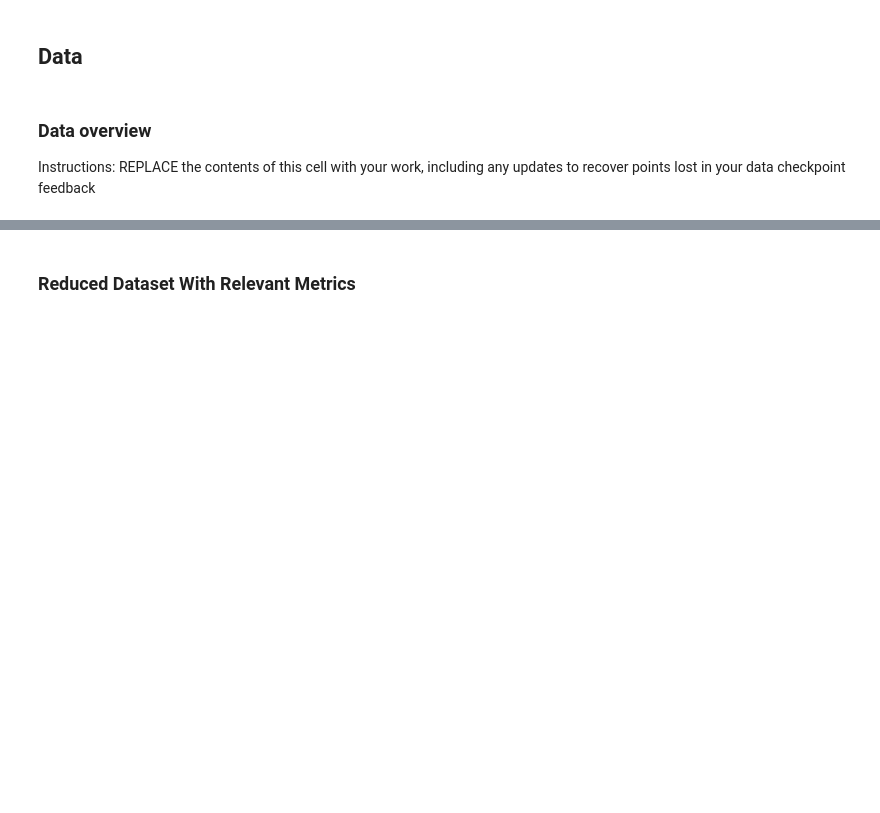
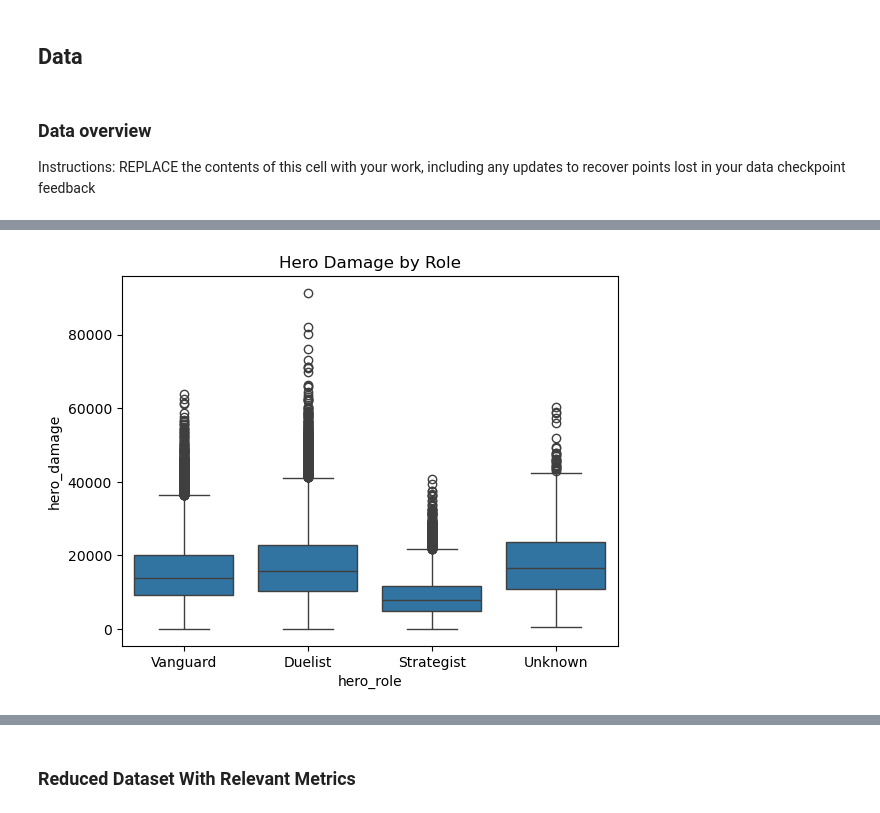
Before and after one commit to COGS108/Group126_WI26, a Jupyter notebook: 02-EDACheckpoint.ipynb, the cells around one changed output, grey strips where cells are left out. Saved outputs shown, nothing was run; the diff lists cells and outputs as text; code cells hidden in the pictures; blank space fills up the shorter version.

Commit message:
EDA cleanup: column renaming, hero role mapping, dropping irrelevant variables, unknown hero investigation

```diff
--- a/02-EDACheckpoint.ipynb
+++ b/02-EDACheckpoint.ipynb
@@ -272,0 +364,28 @@ max     2042.000000          1890.615877          12.000000  2.146712e+09
+# %%
+df_clean = df_clean.rename(columns={
+    "match_play_duration": "match_duration",
+    "match_winner_side": "winner_side",
+    "match_time_stamp": "match_time",
+
+    "match_player_assists": "assists",
+    "match_player_kills": "kills",
+    "match_player_deaths": "deaths",
+    "match_player_disconnected": "disconnected",
+
+    "match_player_is_win.score": "win_score",
+    "match_player_is_win.is_win": "is_win",
+
+    "match_player_score_info.add_score": "SR_change",
+    "match_player_score_info.new_score": "new_SR",
+
+    "match_player_player_hero.hero_name": "hero_name",
+    "match_player_player_hero.kills": "hero_kills",
+    "match_player_player_hero.deaths": "hero_deaths",
+    "match_player_player_hero.assists": "hero_assists",
+    "match_player_player_hero.play_time": "hero_play_time",
+    "match_player_player_hero.total_hero_damage": "hero_damage",
+    "match_player_player_hero.total_damage_taken": "damage_taken",
+    "match_player_player_hero.total_hero_heal": "hero_heal"
+})
+
+df_clean.head(10)
@@ -272,0 +408,3 @@ max     2042.000000          1890.615877          12.000000  2.146712e+09
+# %%
+df_clean = df_clean.drop(columns=["new_SR"], errors="ignore")
+df_clean["hero_name"].unique()
@@ -272,0 +505,10 @@ max     2042.000000          1890.615877          12.000000  2.146712e+09
+# %%
+sns.boxplot(
+    x="hero_role",
+    y="hero_damage",
+    data=df_clean
+)
+plt.title("Hero Damage by Role")
+plt.show()
+# %% [output]
+[figure, added]
```
Also changed, not shown: parts of 34 cells of this notebook.
